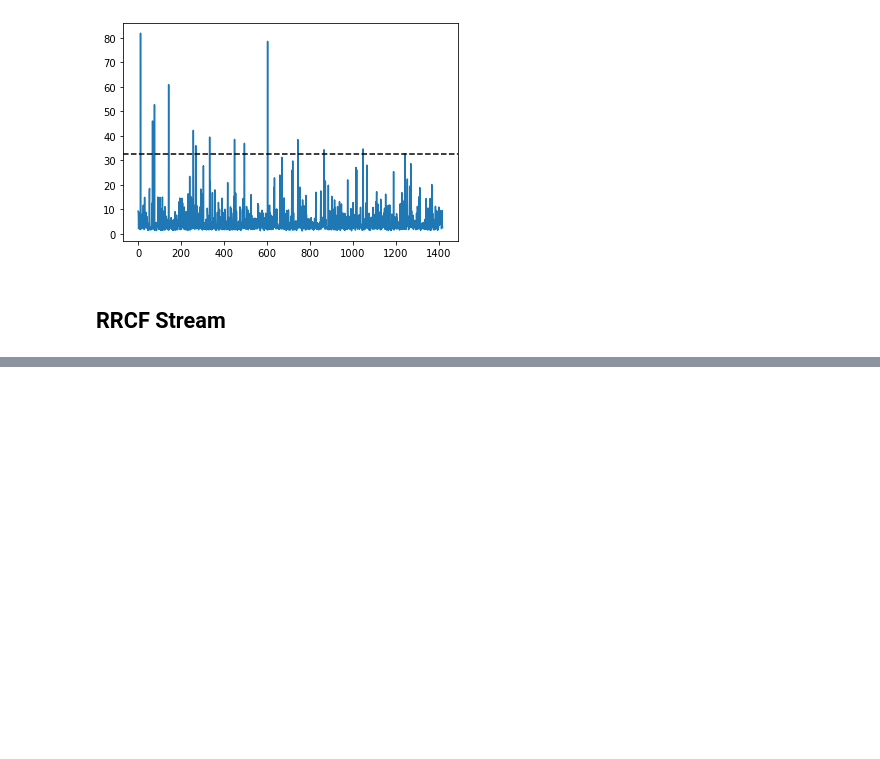
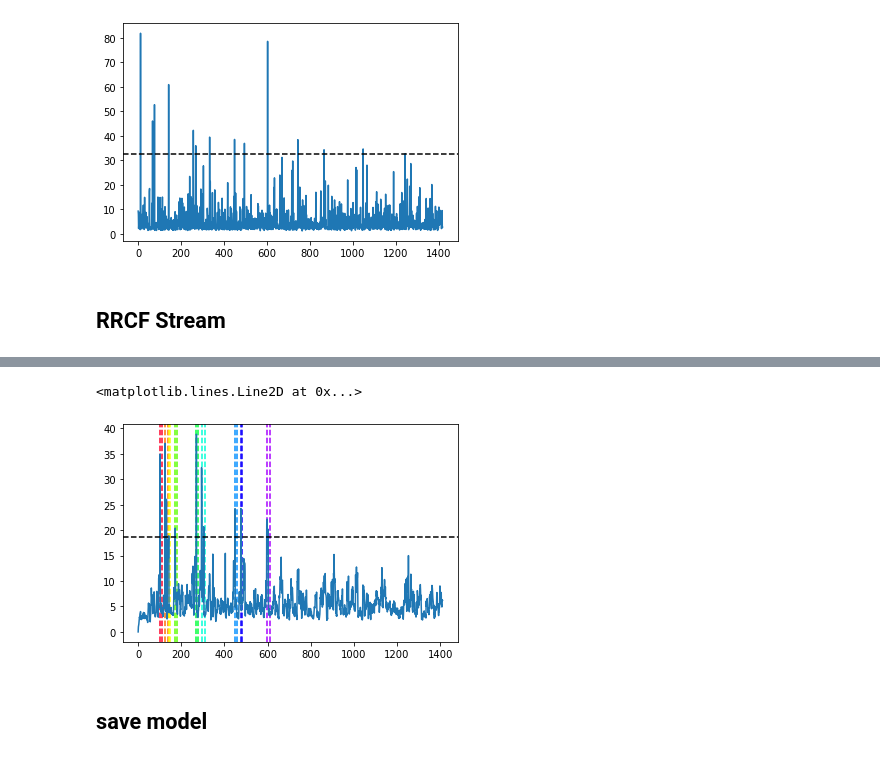
Before and after one commit to yasirroni/rrcf-power, a Jupyter notebook: rrcf-power.ipynb, the cells around one changed output, grey strips where cells are left out. Cells and saved outputs as stored; diff of their text form; code cells hidden in the pictures; blank space fills up the shorter version.

```diff
--- a/rrcf-power.ipynb
+++ b/rrcf-power.ipynb
@@ -256,0 +328,11 @@ plt.plot(avg_codisp)
+# %%
+for idx, anom_region in enumerate(anom_regions):
+    plt.axvline(x=anom_region[0], color=colors[idx], linestyle='--')
+    plt.axvline(x=anom_region[1], color=colors[idx], linestyle='--')
+plt.plot(avg_codisp)
+plt.axhline(avg_codisp.quantile(0.99), color='k', linestyle='--')
+# %% [output]
+<matplotlib.lines.Line2D at 0x...>
+[figure, added]
+# %% [markdown]
+## save model
```
Also changed, not shown: parts of 15 cells of this notebook.
